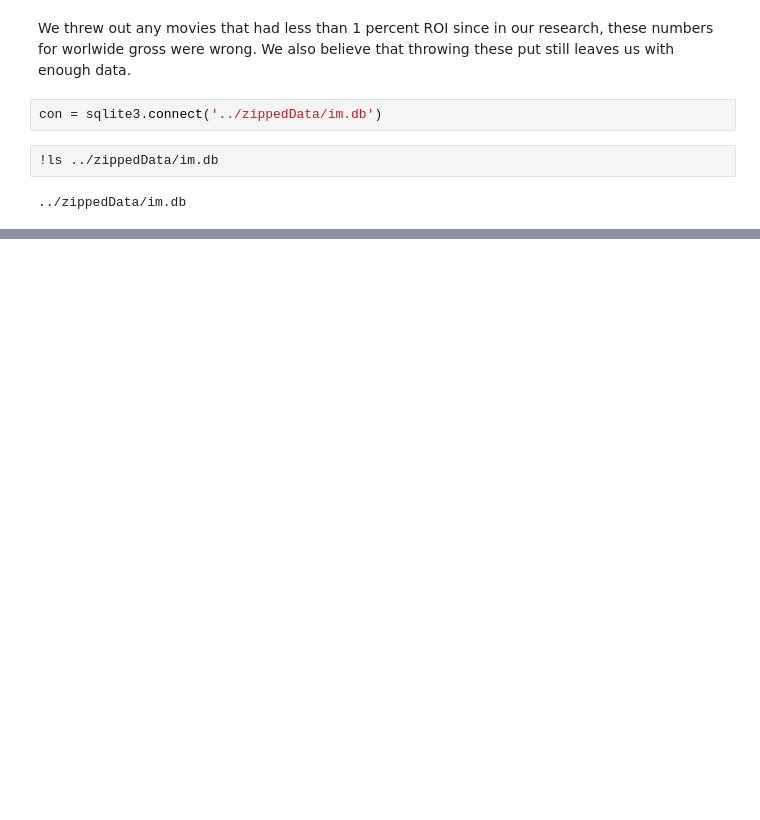
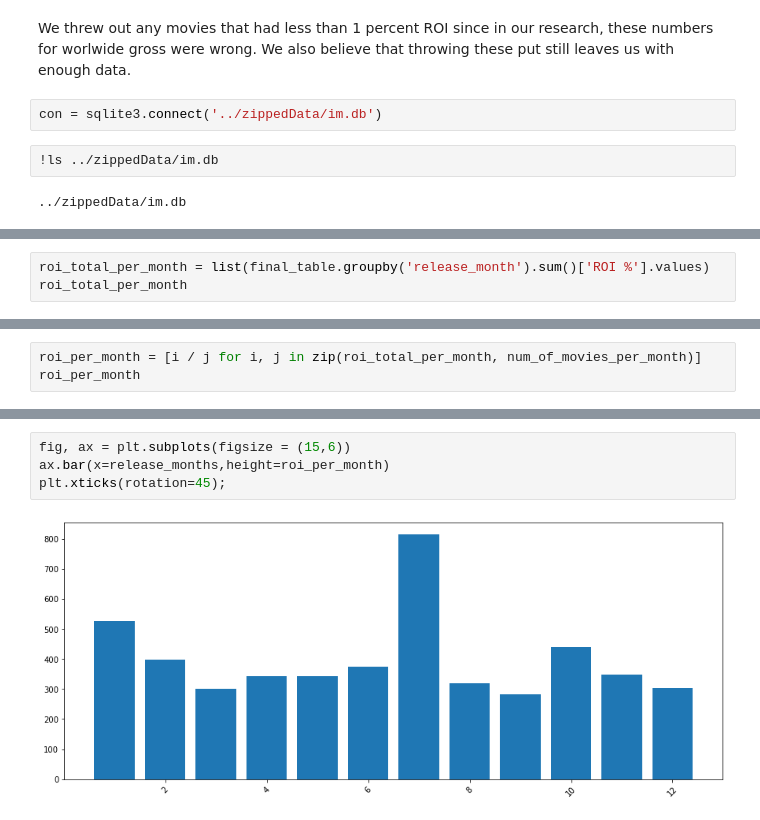
Before and after one commit to CooperWThompson/Movie_data_project, a Jupyter notebook: Cooper_notebook/Untitled.ipynb, the cells around one changed output, grey strips where cells are left out. Cells and saved outputs as stored; diff of their text form; blank space fills up the shorter version.

```diff
--- a/Cooper_notebook/Untitled.ipynb
+++ b/Cooper_notebook/Untitled.ipynb
@@ -241,0 +397,3 @@ pd.read_sql(query, con)
+# %%
+roi_total_per_month = list(final_table.groupby('release_month').sum()['ROI %'].values)
+roi_total_per_month
@@ -241,0 +413,3 @@ pd.read_sql(query, con)
+# %%
+roi_per_month = [i / j for i, j in zip(roi_total_per_month, num_of_movies_per_month)]
+roi_per_month
@@ -241,0 +429,6 @@ pd.read_sql(query, con)
+# %%
+fig, ax = plt.subplots(figsize = (15,6))
+ax.bar(x=release_months,height=roi_per_month)
+plt.xticks(rotation=45);
+# %% [output]
+[figure, added]
```
Also changed, not shown: parts of 33 cells of this notebook.
